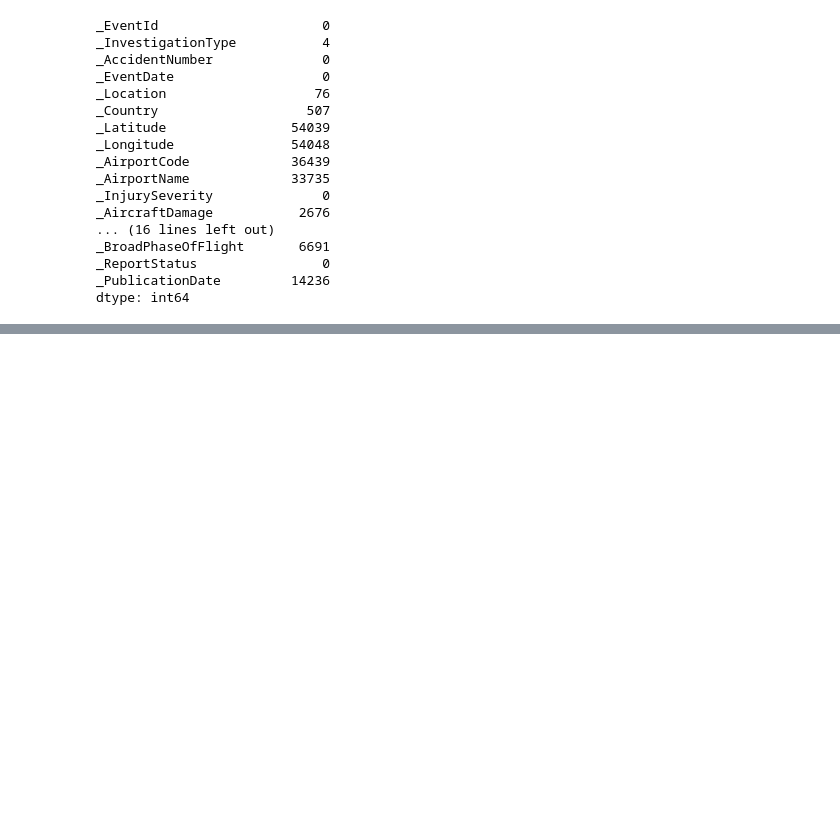
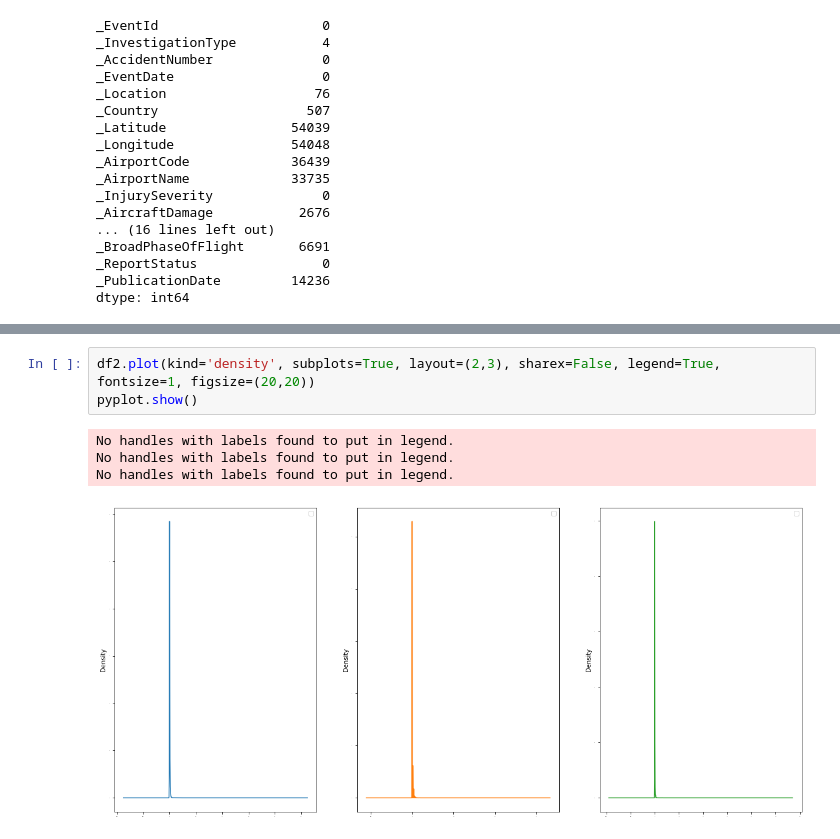
Before and after one commit to DenShilkin/5340, a Jupyter notebook: ADTA5340 - Final - Part 3 - Data preprocessing.ipynb, the cells around one changed output, grey strips where cells are left out. Drawn from its saved outputs; the diff is of its cells as text; blank space fills up the shorter version.

```diff
--- a/ADTA5340 - Final - Part 3 - Data preprocessing.ipynb
+++ b/ADTA5340 - Final - Part 3 - Data preprocessing.ipynb
@@ -136,0 +243,8 @@ dtype: int64
+# %%
+df2.plot(kind='density', subplots=True, layout=(2,3), sharex=False, legend=True, fontsize=1, figsize=(20,20))
+pyplot.show()
+# %% [output]
+No handles with labels found to put in legend.
+No handles with labels found to put in legend.
+No handles with labels found to put in legend.
+[figure, added]
```
Also changed, not shown: parts of 23 cells of this notebook, 5 other files.
